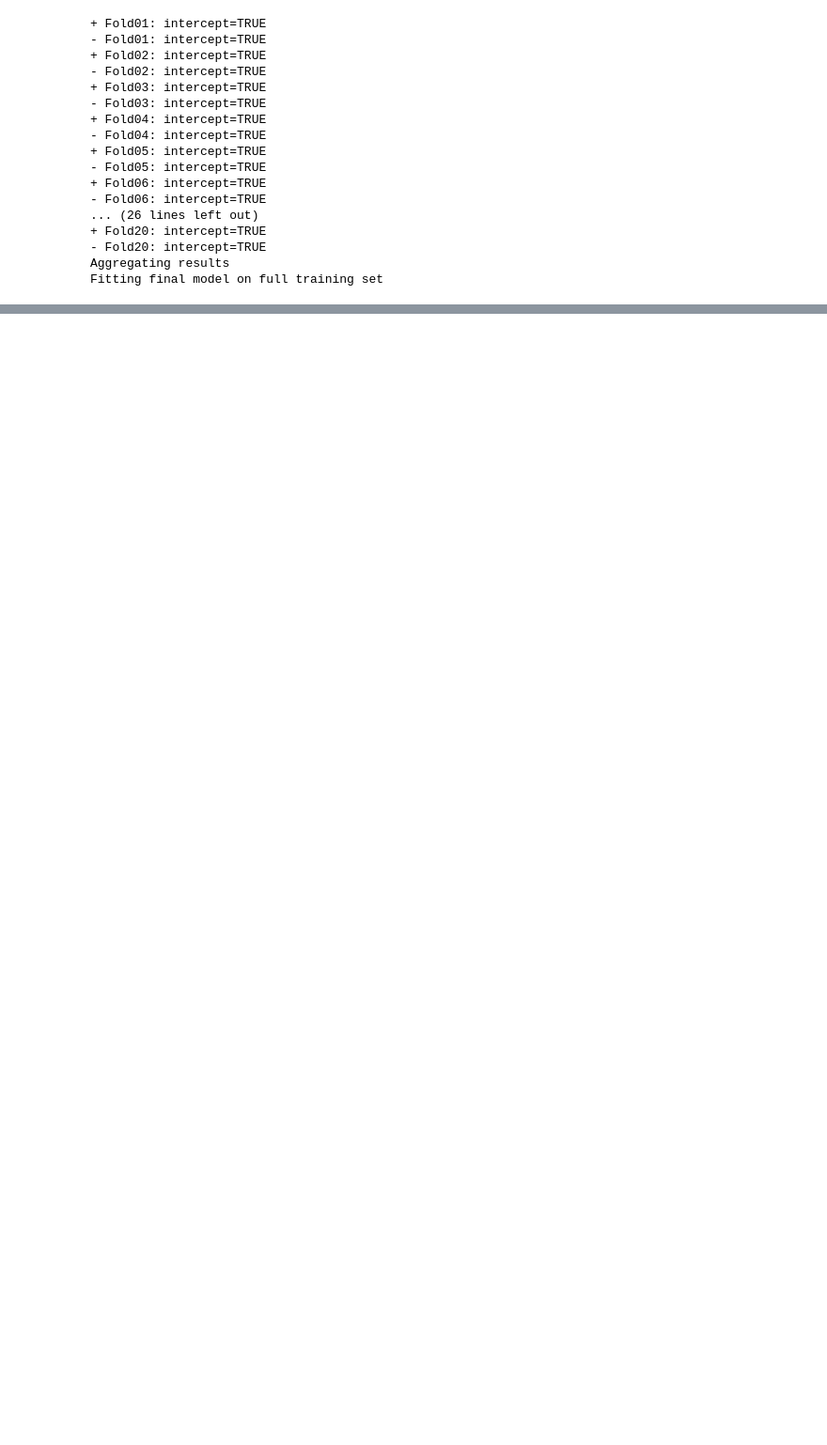
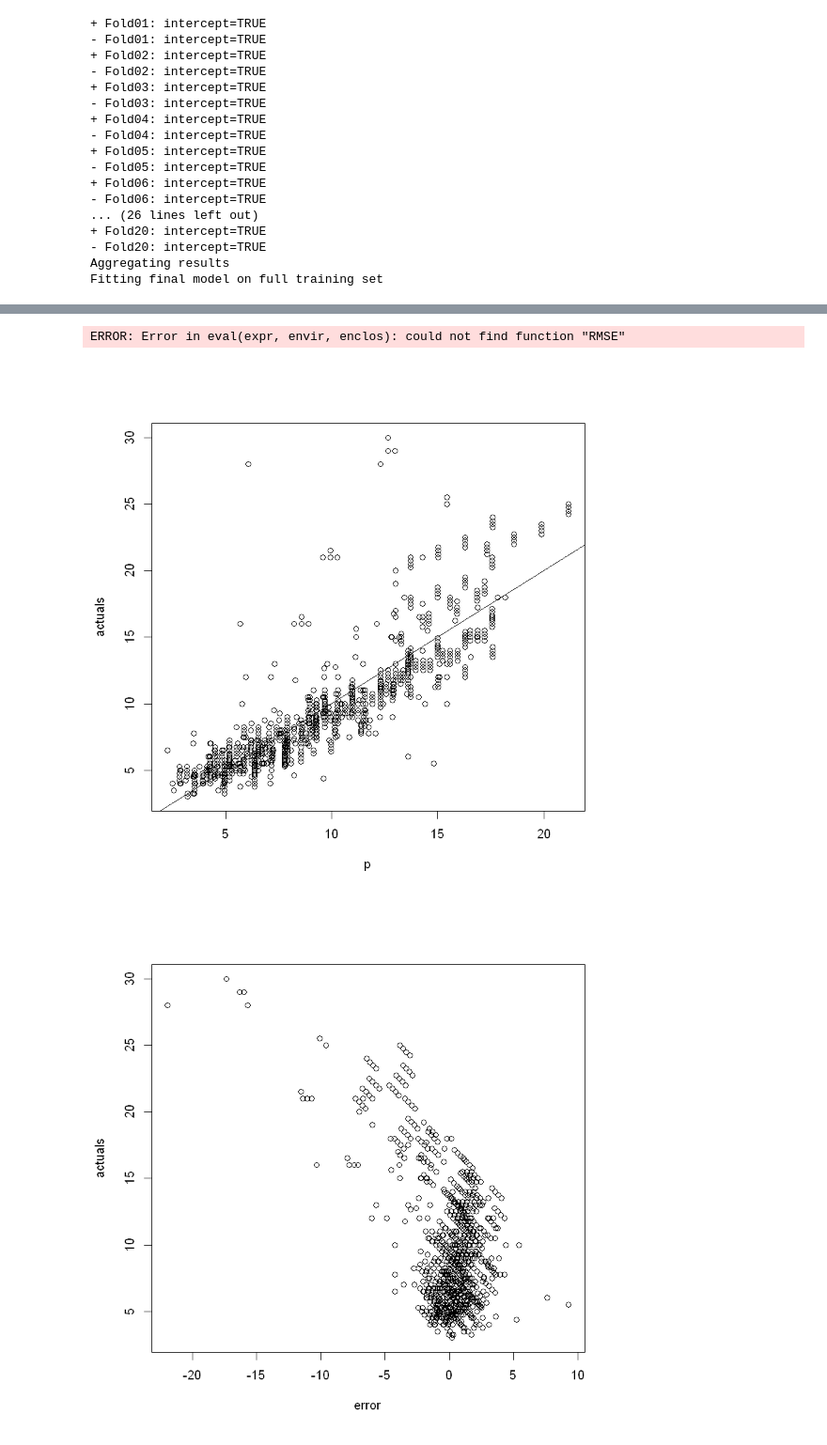
Before and after one commit to HubCatz202/cpi_model, a Jupyter notebook: CPI_Model.ipynb, the cells around one changed output, grey strips where cells are left out. Shown: that part at 94% size. Saved outputs shown, nothing was run; the diff lists cells and outputs as text; code cells hidden in the pictures; blank space fills up the shorter version.

```diff
--- a/CPI_Model.ipynb
+++ b/CPI_Model.ipynb
@@ -134,0 +184,22 @@ F-statistic: 210.8 on 9 and 606 DF,  p-value: < 2.2e-16
+# %%
+# Test model
+#test1 <- test_df[1,]
+
+predict_df <- transform_df(test_df)
+
+p <- predict(model, predict_df, interval="prediction")
+actuals <- predict_df$CPU
+error <- (p - actuals)
+
+RMSE <- sqrt(mean(error ^ 2))
+
+print(paste('RMSE:', RMSE))
+# %% [output]
+ERROR: Error in eval(expr, envir, enclos): could not find function "RMSE"
+# %%
+plot(p, actuals)
+abline(lm(actuals ~ p))
+plot(error, actuals)
+# %% [output]
+[figure, added]
+[figure, added]
```
Also changed, not shown: parts of 18 cells of this notebook.
